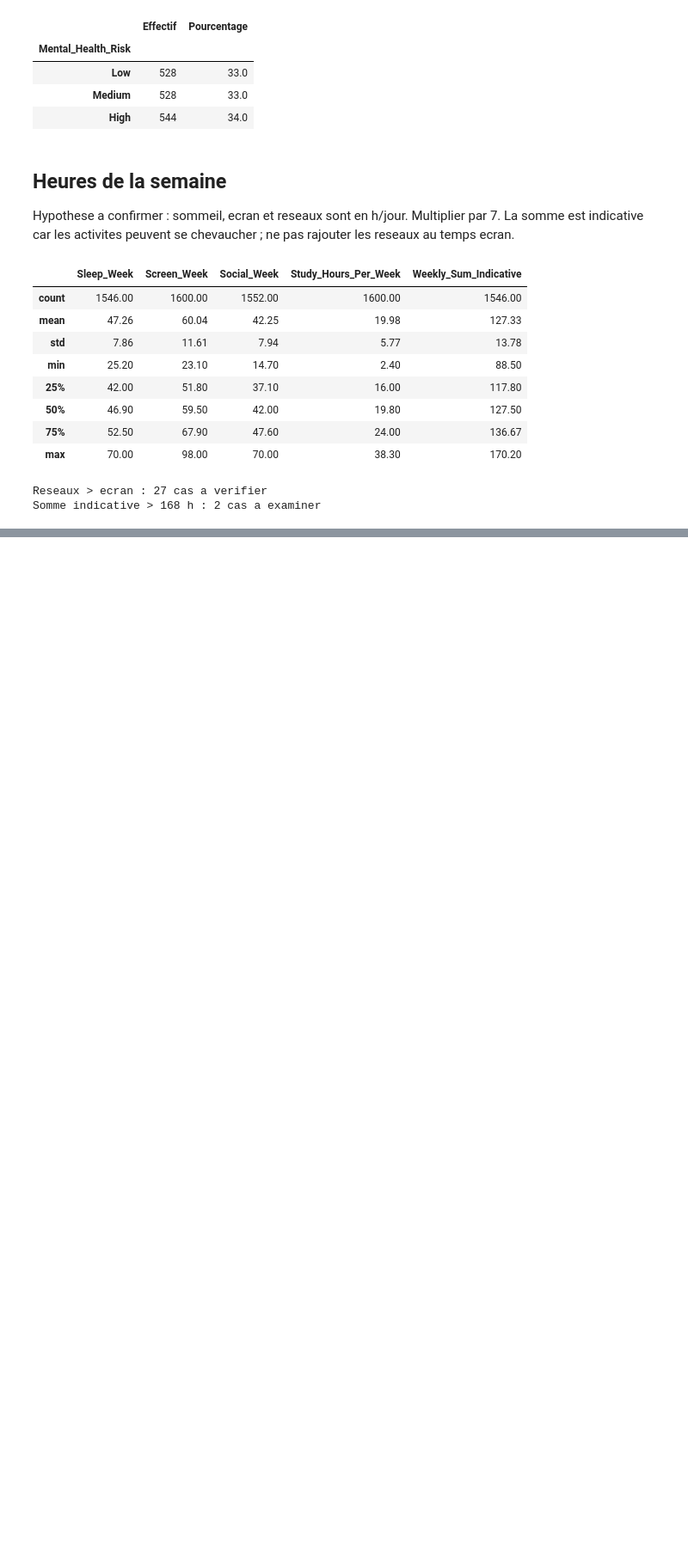
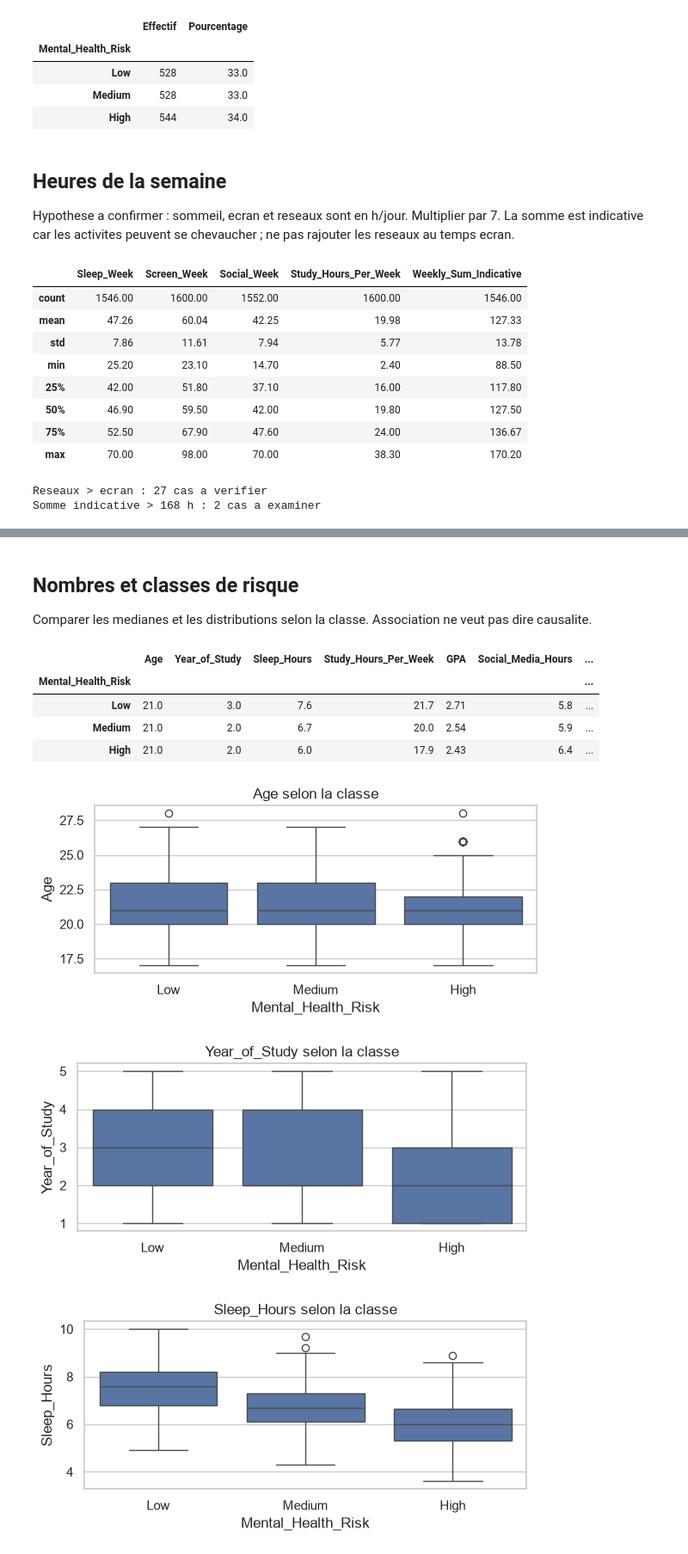
Before and after one commit to ayouberrak2/Jury-Blanc, a Jupyter notebook: notebooks/01_eda.ipynb, the cells around one changed output, grey strips where cells are left out. Shown at 86% size. Drawn from its saved outputs; the diff is of its cells as text; code cells hidden in the pictures; blank space fills up the shorter version.

Commit message:
feat(eda): explore student profiles and risk associations

```diff
--- a/notebooks/01_eda.ipynb
+++ b/notebooks/01_eda.ipynb
@@ -152,0 +176,21 @@ Somme indicative > 168 h : 2 cas a examiner
+# %% [markdown]
+##  Nombres et classes de risque
+
+Comparer les medianes et les distributions selon la classe. Association ne veut pas dire causalite.
+# %%
+display(eda.groupby("Mental_Health_Risk")[numeric_columns].median().reindex(risk_order).round(2))
+for column in numeric_columns:
+    plt.figure(figsize=(6, 3))
+    sns.boxplot(data=eda, x="Mental_Health_Risk", y=column, order=risk_order)
+    plt.title(column + " selon la classe")
+    plt.tight_layout()
+    plt.show()
+# %% [output]
+|  | Age | Year_of_Study | Sleep_Hours | Study_Hours_Per_Week | GPA | Social_Media_Hours | ... |
+| Mental_Health_Risk |  |  |  |  |  |  | ... |
+| Low | 21.0 | 3.0 | 7.6 | 21.7 | 2.71 | 5.8 | ... |
+| Medium | 21.0 | 2.0 | 6.7 | 20.0 | 2.54 | 5.9 | ... |
+| High | 21.0 | 2.0 | 6.0 | 17.9 | 2.43 | 6.4 | ... |
+[figure, added]
+[figure, added]
+[figure, added]
```
Also changed, not shown: parts of 9 cells of this notebook.
